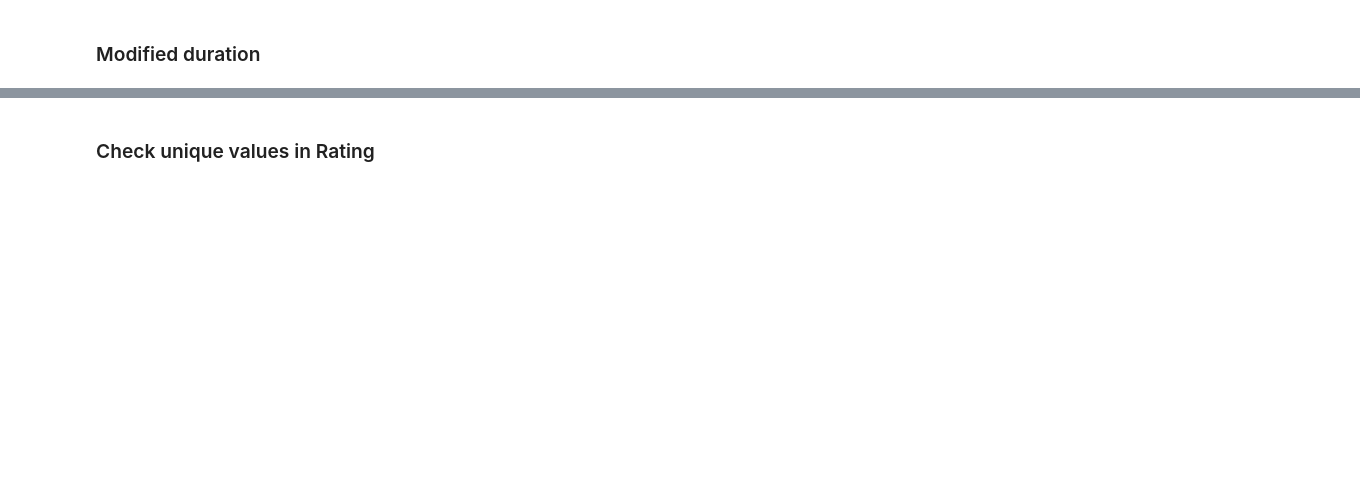
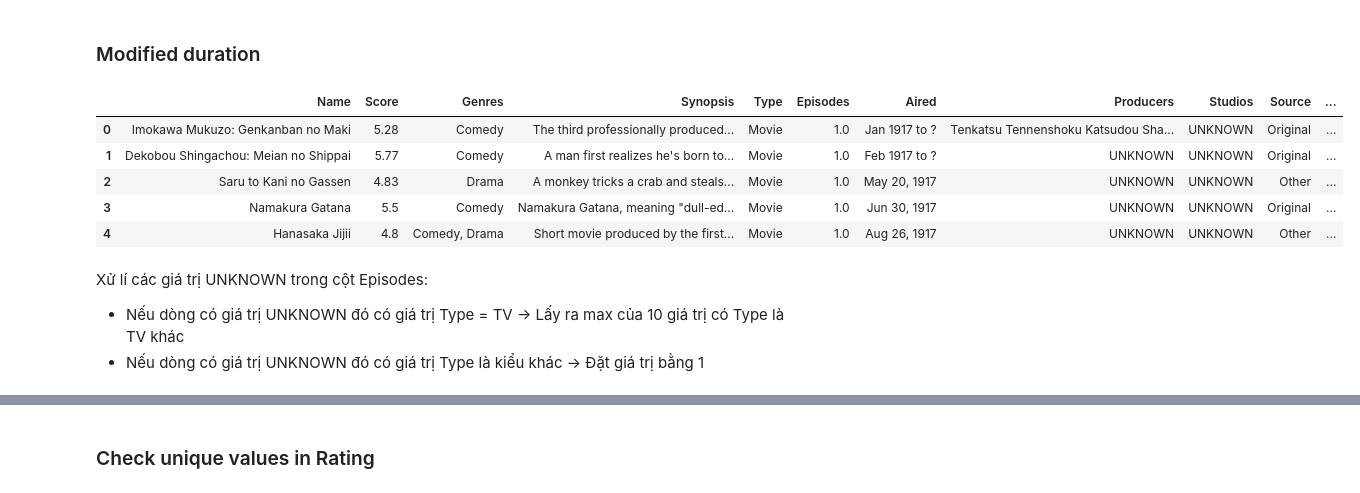
Before and after one commit to MinhHung7/Final_Project_DataScienceProgramming, a Jupyter notebook: anime_data_processing.ipynb, the cells around one changed output, grey strips where cells are left out. Cells and saved outputs as stored; diff of their text form; code cells hidden in the pictures; blank space fills up the shorter version.

```diff
--- a/anime_data_processing.ipynb
+++ b/anime_data_processing.ipynb
@@ -161,0 +149,7 @@ Shape of datasets after droping raws (15692, 20)
+# %%
+# Check the shape of origin datasets
+print('Shape of origin dataset', raw_anime_df.shape)
+
+# Check the shape of dataset after drop rows
+raw_anime_df = raw_anime_df[raw_anime_df['Duration']!='Unknown']
+print('Shape of datasets after droping raws', raw_anime_df.shape)
@@ -161,0 +240,4 @@ Shape of datasets after droping raws (15692, 20)
+# %%
+### Lấy các dòng không có dữ liệu Aired là Not available
+raw_anime_df = raw_anime_df[raw_anime_df['Aired'] != 'Not available']
+print(raw_anime_df.shape)
@@ -161,0 +317,9 @@ Shape of datasets after droping raws (15692, 20)
+# %%
+### Nếu Aired chỉ có 1 ngày duy nhất, thì Published date và Completed date là cùng 1 ngày
+def update_completed_date(row):
+    """Updates 'Completed date' based on 'Published' and 'Completed date'."""
+    if 'to' not in str(row['Aired']) and row['Completed date'] == 'Updating':
+        return row['Released date']
+    return row['Completed date']
+
+raw_anime_df['Completed date'] = raw_anime_df.apply(update_completed_date, axis=1)
@@ -180,10 +362,20 @@ raw_anime_df[raw_anime_df['Episodes']=='UNKNOWN']
 # %% [markdown]
 ### Modified duration
-# %%
-def modified_duration(df):
-    # If 'per' not in duration that means anime has Eposides is 1
-    df.loc[~df['Duration'].str.contains('per', na='False'), 'Episodes'] = 1
-
-    return df
-
-raw_anime_df = modified_duration(raw_anime_df)
+# %%
+raw_anime_df = raw_anime_df.sort_values(by=['Released date'], ascending=[True])
+
+# Reset lại index bắt đầu từ 0
+raw_anime_df = raw_anime_df.reset_index(drop=True)
+
+raw_anime_df.head()
+# %% [output]
+|  | Name | Score | Genres | Synopsis | Type | Episodes | Aired | Producers | Studios | Source | ... |
+| 0 | Imokawa Mukuzo: Genkanban no Maki | 5.28 | Comedy | The third professionally produced... | Movie | 1.0 | Jan 1917 to ? | Tenkatsu Tennenshoku Katsudou Sha... | UNKNOWN | Original | ... |
+| 1 | Dekobou Shingachou: Meian no Shippai | 5.77 | Comedy | A man first realizes he's born to... | Movie | 1.0 | Feb 1917 to ? | UNKNOWN | UNKNOWN | Original | ... |
+| 2 | Saru to Kani no Gassen | 4.83 | Drama | A monkey tricks a crab and steals... | Movie | 1.0 | May 20, 1917 | UNKNOWN | UNKNOWN | Other | ... |
+| 3 | Namakura Gatana | 5.5 | Comedy | Namakura Gatana, meaning "dull-ed... | Movie | 1.0 | Jun 30, 1917 | UNKNOWN | UNKNOWN | Original | ... |
+| 4 | Hanasaka Jijii | 4.8 | Comedy, Drama | Short movie produced by the first... | Movie | 1.0 | Aug 26, 1917 | UNKNOWN | UNKNOWN | Other | ... |
+# %% [markdown]
+Xử lí các giá trị UNKNOWN trong cột Episodes:
+- Nếu dòng có giá trị UNKNOWN đó có giá trị Type = TV -> Lấy ra max của 10 giá trị có Type là TV khác
+- Nếu dòng có giá trị UNKNOWN đó có giá trị Type là kiểu khác -> Đặt giá trị bằng 1
```
Also changed, not shown: parts of 73 cells of this notebook.
